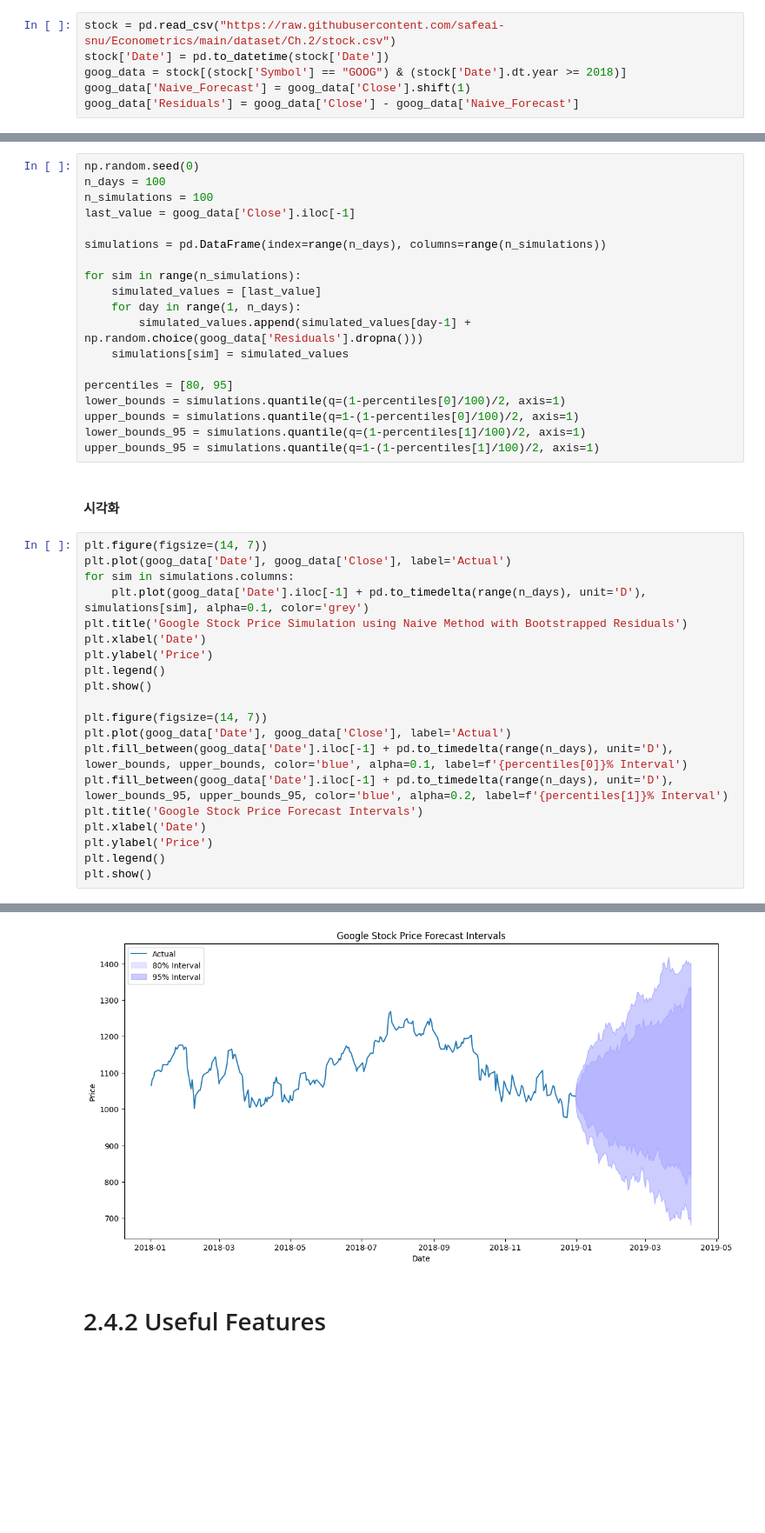
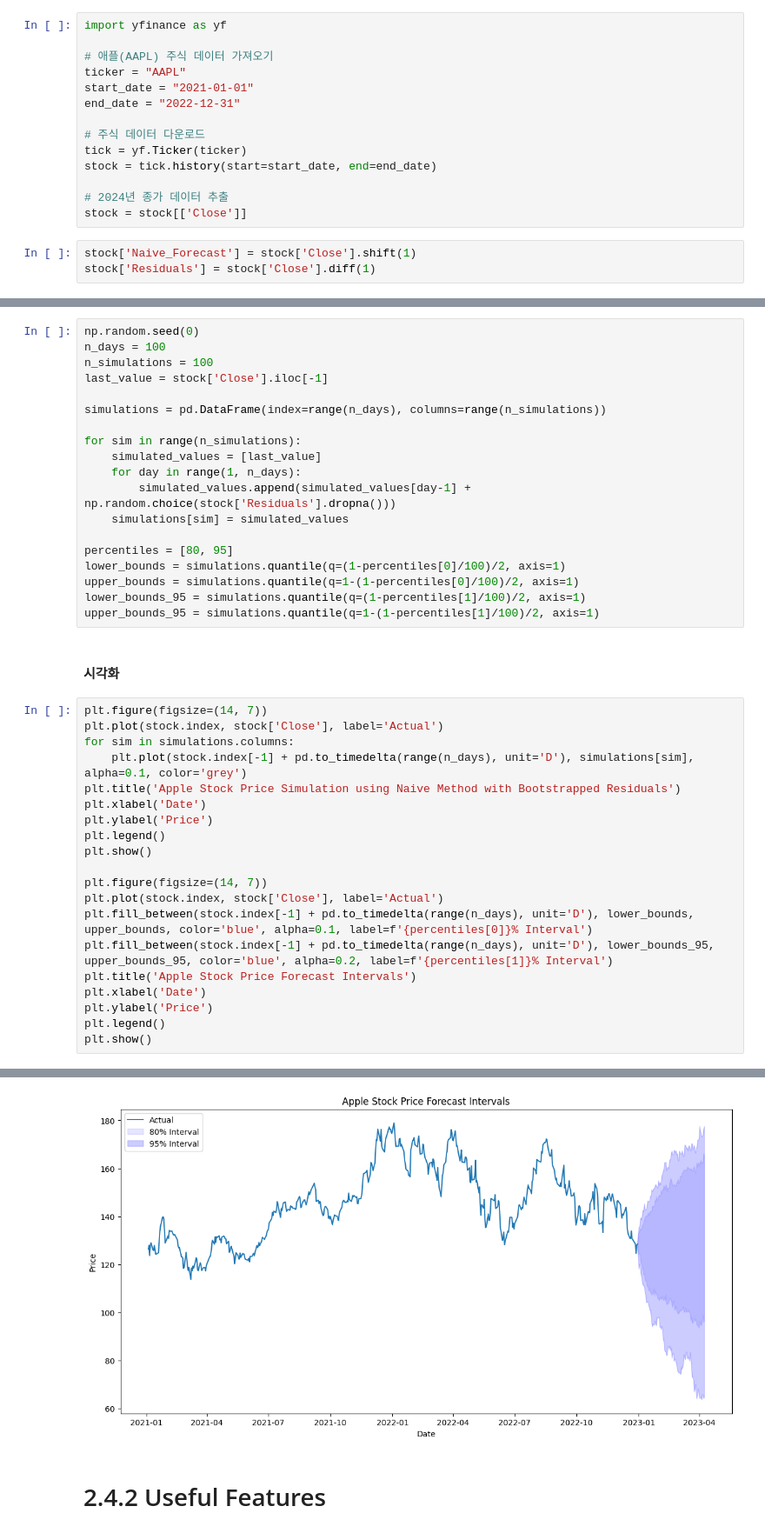
Before and after one commit to safeai-snu/Econometrics, a Jupyter notebook: Ch.2.4.Time_Series_Regression_Models.ipynb, the cells around one changed output, grey strips where cells are left out. Shown at 87% size. Saved outputs shown, nothing was run; the diff lists cells and outputs as text; blank space fills up the shorter version.

```diff
--- a/Ch.2.4.Time_Series_Regression_Models.ipynb
+++ b/Ch.2.4.Time_Series_Regression_Models.ipynb
@@ -115,26 +115,37 @@ plt.show()
 ### 구글 주가 데이터 부트스트랩
 # %% [markdown]
 #### 데이터 전처리
+# %%
+import yfinance as yf
+
+# 애플(AAPL) 주식 데이터 가져오기
+ticker = "AAPL"
+start_date = "2021-01-01"
+end_date = "2022-12-31"
+
+# 주식 데이터 다운로드
+tick = yf.Ticker(ticker)
+stock = tick.history(start=start_date, end=end_date)
+
+# 2024년 종가 데이터 추출
+stock = stock[['Close']]
 # %%
-stock = pd.read_csv("https://raw.githubusercontent.com/safeai-snu/Econometrics/main/dataset/Ch.2/stock.csv")
-stock['Date'] = pd.to_datetime(stock['Date'])
-goog_data = stock[(stock['Symbol'] == "GOOG") & (stock['Date'].dt.year >= 2018)]
-goog_data['Naive_Forecast'] = goog_data['Close'].shift(1)
-goog_data['Residuals'] = goog_data['Close'] - goog_data['Naive_Forecast']
+stock['Naive_Forecast'] = stock['Close'].shift(1)
+stock['Residuals'] = stock['Close'].diff(1)
 # %% [markdown]
 #### 부트스트랩
 # %%
 np.random.seed(0)
 n_days = 100
 n_simulations = 100
-last_value = goog_data['Close'].iloc[-1]
+last_value = stock['Close'].iloc[-1]
 
 simulations = pd.DataFrame(index=range(n_days), columns=range(n_simulations))
 
 for sim in range(n_simulations):
     simulated_values = [last_value]
     for day in range(1, n_days):
-        simulated_values.append(simulated_values[day-1] + np.random.choice(goog_data['Residuals'].dropna()))
+        simulated_values.append(simulated_values[day-1] + np.random.choice(stock['Residuals'].dropna()))
     simulations[sim] = simulated_values
 
 percentiles = [80, 95]
@@ -146,20 +157,20 @@ upper_bounds_95 = simulations.quantile(q=1-(1-percentiles[1]/100)/2, axis=1)
 #### 시각화
 # %%
 plt.figure(figsize=(14, 7))
-plt.plot(goog_data['Date'], goog_data['Close'], label='Actual')
+plt.plot(stock.index, stock['Close'], label='Actual')
 for sim in simulations.columns:
-    plt.plot(goog_data['Date'].iloc[-1] + pd.to_timedelta(range(n_days), unit='D'), simulations[sim], alpha=0.1, color='grey')
-plt.title('Google Stock Price Simulation using Naive Method with Bootstrapped Residuals')
+    plt.plot(stock.index[-1] + pd.to_timedelta(range(n_days), unit='D'), simulations[sim], alpha=0.1, color='grey')
+plt.title('Apple Stock Price Simulation using Naive Method with Bootstrapped Residuals')
 plt.xlabel('Date')
 plt.ylabel('Price')
 plt.legend()
 plt.show()
 
 plt.figure(figsize=(14, 7))
-plt.plot(goog_data['Date'], goog_data['Close'], label='Actual')
-plt.fill_between(goog_data['Date'].iloc[-1] + pd.to_timedelta(range(n_days), unit='D'), lower_bounds, upper_bounds, color='blue', alpha=0.1, label=f'{percentiles[0]}% Interval')
-plt.fill_between(goog_data['Date'].iloc[-1] + pd.to_timedelta(range(n_days), unit='D'), lower_bounds_95, upper_bounds_95, color='blue', alpha=0.2, label=f'{percentiles[1]}% Interval')
-plt.title('Google Stock Price Forecast Intervals')
+plt.plot(stock.index, stock['Close'], label='Actual')
+plt.fill_between(stock.index[-1] + pd.to_timedelta(range(n_days), unit='D'), lower_bounds, upper_bounds, color='blue', alpha=0.1, label=f'{percentiles[0]}% Interval')
+plt.fill_between(stock.index[-1] + pd.to_timedelta(range(n_days), unit='D'), lower_bounds_95, upper_bounds_95, color='blue', alpha=0.2, label=f'{percentiles[1]}% Interval')
+plt.title('Apple Stock Price Forecast Intervals')
 plt.xlabel('Date')
 plt.ylabel('Price')
 plt.legend()
@@ -169,4 +180,4 @@ plt.show()
-[figure, old version]
+[figure, new version]
 # %% [markdown]
 # 2.4.2 Useful Features
 # %% [markdown]
```
Also changed, not shown: parts of 1 cell of this notebook.
